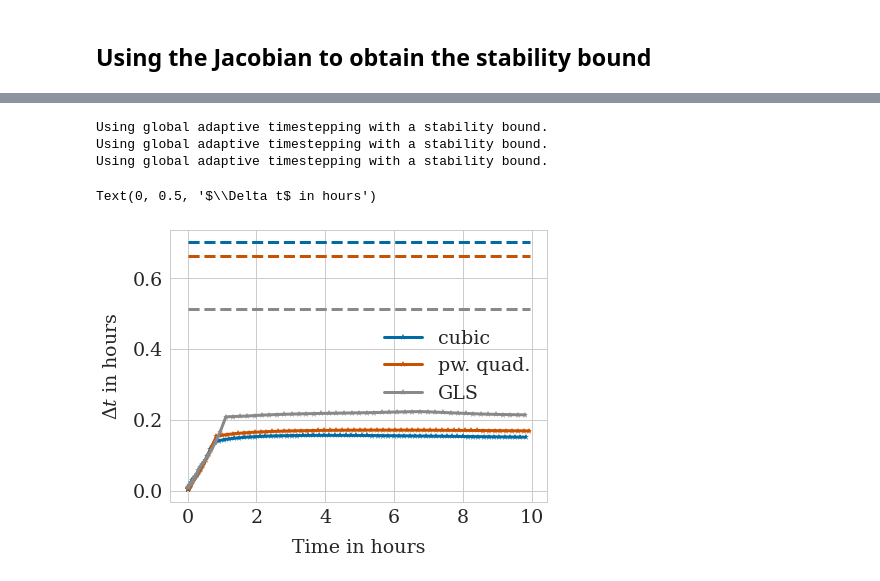
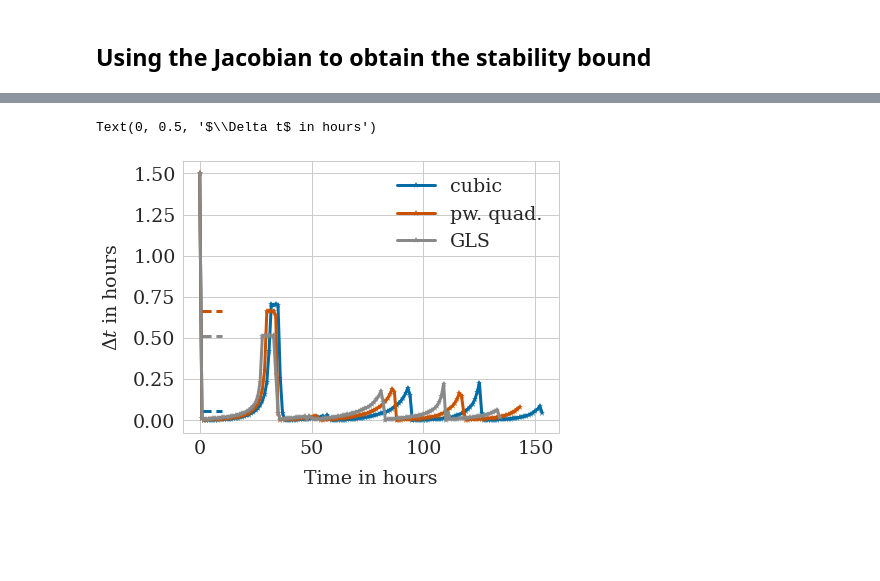
Before and after one commit to somathias/cbmos, a Jupyter notebook: exp-draft_global_adaptivity_monolayer_growth.ipynb, the cells around one changed output, grey strips where cells are left out. Cells and saved outputs as stored; diff of their text form; code cells hidden in the pictures; blank space fills up the shorter version.

```diff
--- a/exp-draft_global_adaptivity_monolayer_growth.ipynb
+++ b/exp-draft_global_adaptivity_monolayer_growth.ipynb
@@ -36,8 +40,7 @@ rA = 1.5   # maximum interaction distance
 dim = 2
 seed=67
 
-dt = 0.05
-t_data = np.arange(0, tf, dt)
+t_data = [0.0, tf]
 
 force_names = ['cubic', 'pw. quad.', 'GLS']
 
@@ -132,15 +136,15 @@ for force in force_names:
     print('Initial step '+force + ' ' +str(dts[0]))
     print('Stability bound estimate '+force + ' ' +str((dts[-2]+dts[-1])/2.0))
     #ts = np.loadtxt('time_points'+filename_ending[force]+'.txt')
-    plt.plot([len(clt) for clt in history])
-    #plt.plot(ts, dts,'-*', label=force, color=colors[force])
+    #plt.plot([len(clt) for clt in history])
+    plt.plot(ts[:-1], dts,'-*', label=force, color=colors[force])
 
 
 
 
-plt.legend()
-plt.xlabel('Time in hours')
-plt.ylabel('$\Delta t$ in hours')
+#plt.legend()
+#plt.xlabel('Time in hours')
+#plt.ylabel('$\Delta t$ in hours')
 #plt.ylim([-0.1, 1.2])
 #plt.savefig('adaptivity_local_compression_eps0_01.pdf', bbox_inches='tight')
 #plt.savefig('adaptivity_pairwise_relaxation_eps0_01.png', bbox_inches='tight')
@@ -245,7 +225,7 @@ for force in force_names:
     dts = np.loadtxt('step_sizes'+filename_ending[force]+'.txt')
     print('Initial step '+force + ' ' +str(dts[0]))
     print('Stability bound estimate '+force + ' ' +str((dts[-2]+dts[-1])/2.0))
-    plt.plot(ts[:-1], dts,'-*', label=force, color=colors[force])
+    plt.plot( dts,'-*', label=force, color=colors[force])
 
 plt.legend()
 plt.xlabel('Time in hours')
@@ -324,36 +298,33 @@ plt.plot(t_data, 1.0/gp_GLS*np.ones(len(t_data)), linestyle='--', color=colors['
 
 for force in force_names:
 
     try:
         os.remove('step_sizes'+filename_ending[force]+'.txt')
     except FileNotFoundError:
         print('Nothing to delete.')
     try:
         os.remove('AFs'+filename_ending[force]+'.txt')
     except FileNotFoundError:
         print('Nothing to delete.')
     try:
         os.remove('EVs'+filename_ending[force]+'.txt')
     except FileNotFoundError:
         print('Nothing to delete.')
 
     ts, history = models_ef[force].simulate(cell_list, t_data, params[force], {"eps": 0.001, "out": filename_ending[force], 'write_to_file': True, 'jacobian': models_ef[force].jacobian, 'force_args': params[force]}, seed=seed)
     dts = np.loadtxt('step_sizes'+filename_ending[force]+'.txt')
     #print('Initial step '+force + ' ' +str(dts[0]))
     #print('Stability bound estimate '+force + ' ' +str((dts[-2]+dts[-1])/2.0))
     #ts = np.loadtxt('time_points'+filename_ending[force]+'.txt')
-    plt.plot(ts[:-1], dts[:, 0],'-*', label=force, color=colors[force])
+    plt.plot(dts[:, 0],'-*', label=force, color=colors[force])
     #plt.plot(ts[:-1], dts[:, 1],'-*', label=force+', acc', color=colors[force], linestyle=':')
 
 
 
 
 plt.legend()
 plt.xlabel('Time in hours')
 plt.ylabel('$\Delta t$ in hours')
 # %% [output]
-Using global adaptive timestepping with a stability bound.
-Using global adaptive timestepping with a stability bound.
-Using global adaptive timestepping with a stability bound.
+Text(0, 0.5, '$\\Delta t$ in hours')
-Text(0, 0.5, '$\\Delta t$ in hours')
-[figure, old version]
+[figure, new version]
```
Also changed, not shown: parts of 9 cells of this notebook, 2 other files.
